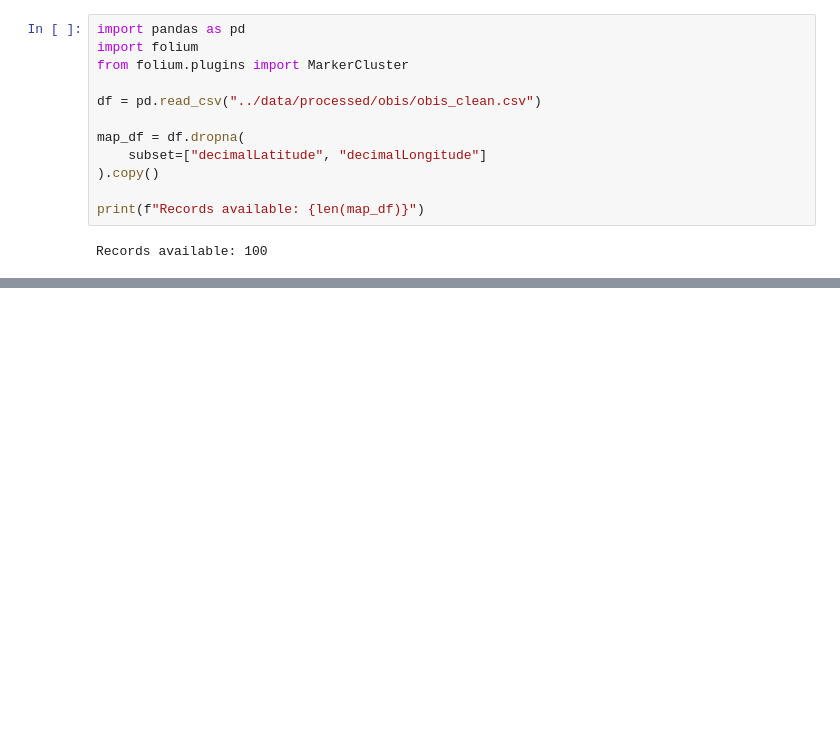
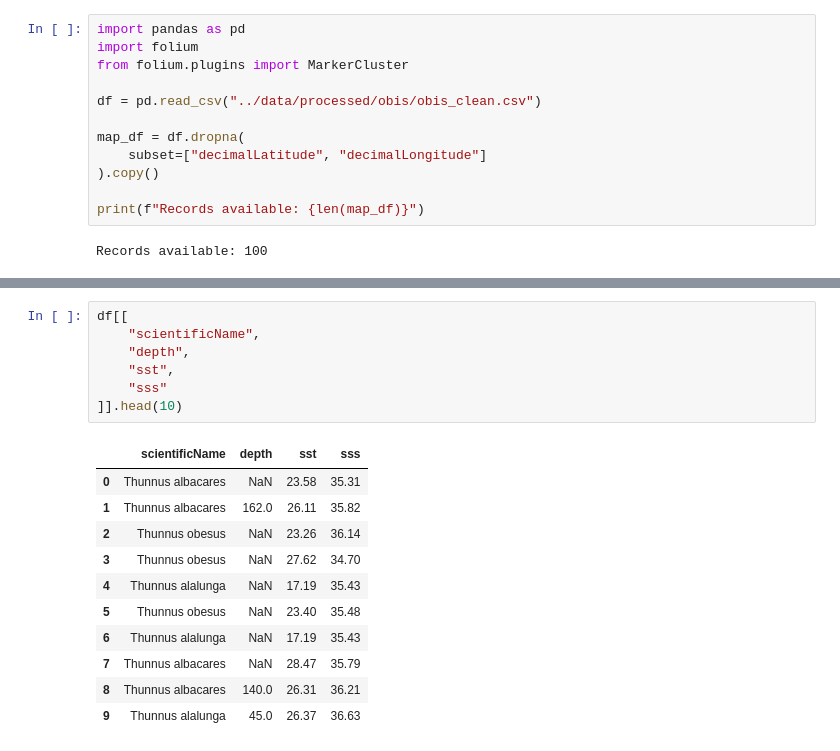
Before and after one commit to Bihan07/AI-Marine-Intelligence, a Jupyter notebook: notebooks/02_obis_map.ipynb, the cells around one changed output, grey strips where cells are left out. Drawn from its saved outputs; the diff is of its cells as text; blank space fills up the shorter version.

```diff
--- a/notebooks/02_obis_map.ipynb
+++ b/notebooks/02_obis_map.ipynb
@@ -112,0 +194,19 @@ m
+# %%
+df[[
+    "scientificName",
+    "depth",
+    "sst",
+    "sss"
+]].head(10)
+# %% [output]
+|  | scientificName | depth | sst | sss |
+| 0 | Thunnus albacares | NaN | 23.58 | 35.31 |
+| 1 | Thunnus albacares | 162.0 | 26.11 | 35.82 |
+| 2 | Thunnus obesus | NaN | 23.26 | 36.14 |
+| 3 | Thunnus obesus | NaN | 27.62 | 34.70 |
+| 4 | Thunnus alalunga | NaN | 17.19 | 35.43 |
+| 5 | Thunnus obesus | NaN | 23.40 | 35.48 |
+| 6 | Thunnus alalunga | NaN | 17.19 | 35.43 |
+| 7 | Thunnus albacares | NaN | 28.47 | 35.79 |
+| 8 | Thunnus albacares | 140.0 | 26.31 | 36.21 |
+| 9 | Thunnus alalunga | 45.0 | 26.37 | 36.63 |
```
Also changed, not shown: parts of 12 cells of this notebook, 2 other files.
